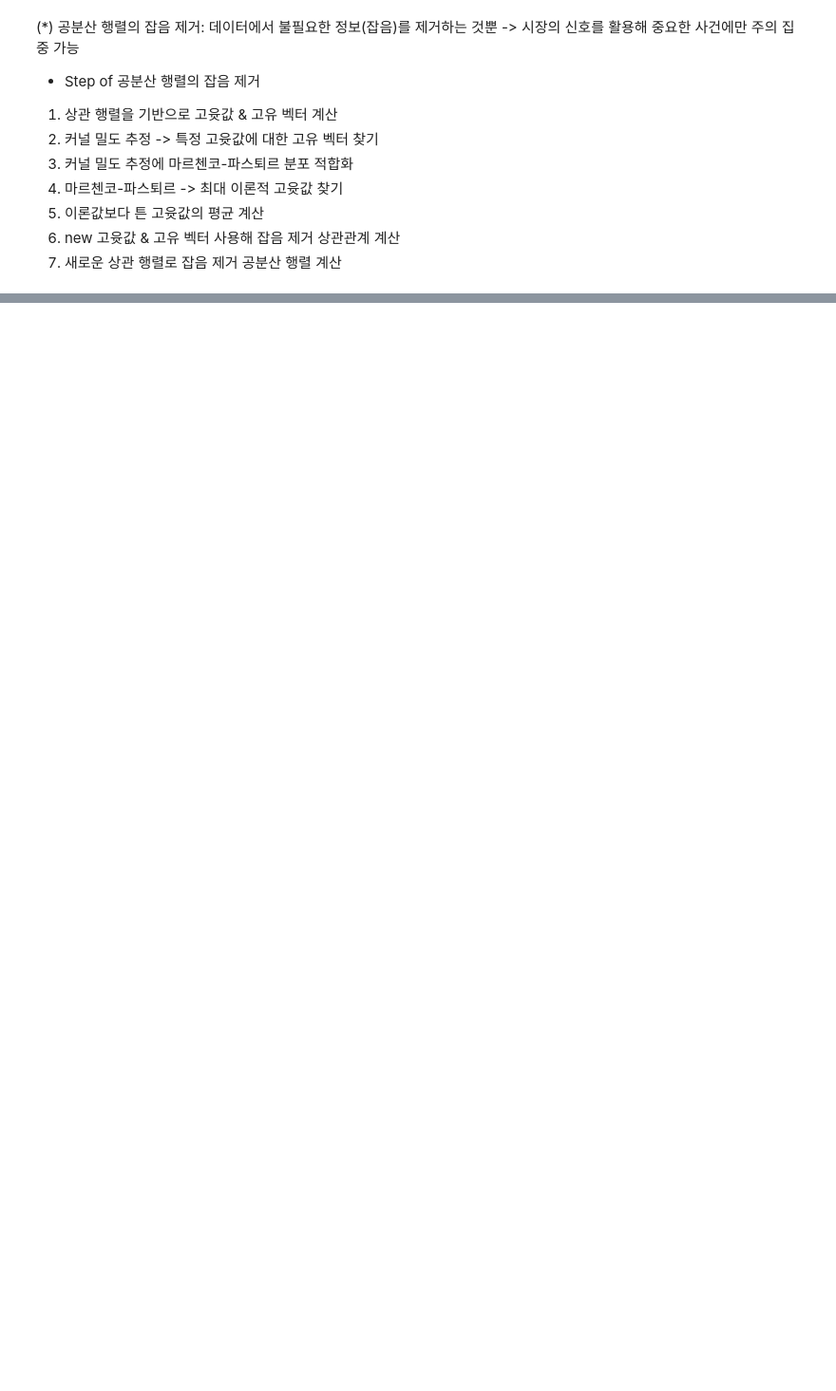
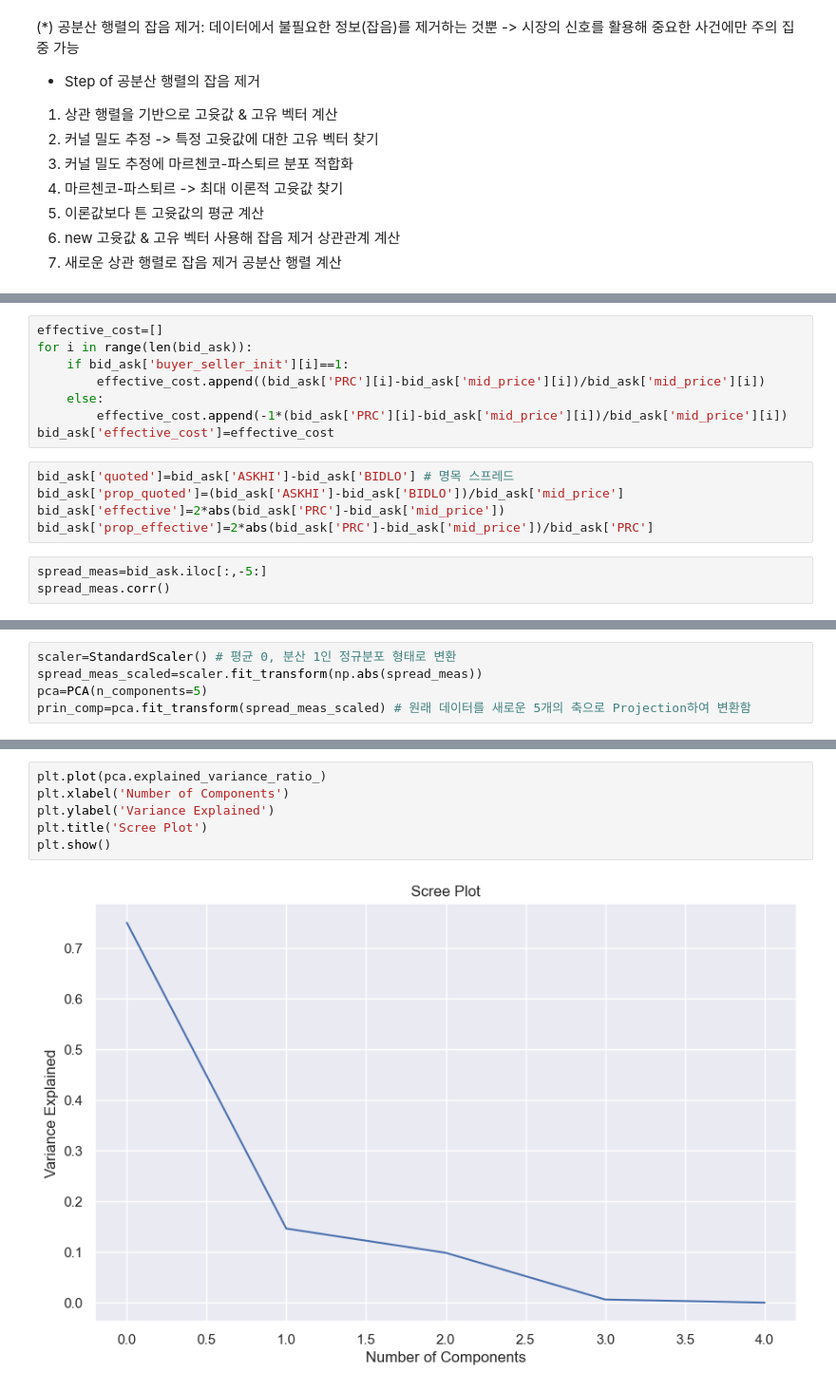
Before and after one commit to serah6057-beep/ML-For-Risk-Management, a Jupyter notebook: Ch5.ipynb, the cells around one changed output, grey strips where cells are left out. Shown at 95% size. Cells and saved outputs as stored; diff of their text form; blank space fills up the shorter version.

```diff
--- a/Ch5.ipynb
+++ b/Ch5.ipynb
@@ -334,0 +410,16 @@ plotting(corr_coef, q)
+# %%
+effective_cost=[]
+for i in range(len(bid_ask)):
+    if bid_ask['buyer_seller_init'][i]==1:
+        effective_cost.append((bid_ask['PRC'][i]-bid_ask['mid_price'][i])/bid_ask['mid_price'][i])
+    else:
+        effective_cost.append(-1*(bid_ask['PRC'][i]-bid_ask['mid_price'][i])/bid_ask['mid_price'][i])
+bid_ask['effective_cost']=effective_cost
+# %%
+bid_ask['quoted']=bid_ask['ASKHI']-bid_ask['BIDLO'] # 명목 스프레드
+bid_ask['prop_quoted']=(bid_ask['ASKHI']-bid_ask['BIDLO'])/bid_ask['mid_price']
+bid_ask['effective']=2*abs(bid_ask['PRC']-bid_ask['mid_price'])
+bid_ask['prop_effective']=2*abs(bid_ask['PRC']-bid_ask['mid_price'])/bid_ask['PRC']
+# %%
+spread_meas=bid_ask.iloc[:,-5:]
+spread_meas.corr()
@@ -334,0 +499,5 @@ plotting(corr_coef, q)
+# %%
+scaler=StandardScaler() # 평균 0, 분산 1인 정규분포 형태로 변환
+spread_meas_scaled=scaler.fit_transform(np.abs(spread_meas))
+pca=PCA(n_components=5)
+prin_comp=pca.fit_transform(spread_meas_scaled) # 원래 데이터를 새로운 5개의 축으로 Projection하여 변환함
@@ -334,0 +515,8 @@ plotting(corr_coef, q)
+# %%
+plt.plot(pca.explained_variance_ratio_)
+plt.xlabel('Number of Components')
+plt.ylabel('Variance Explained')
+plt.title('Scree Plot')
+plt.show()
+# %% [output]
+[figure, added]
```
Also changed, not shown: parts of 30 cells of this notebook.
